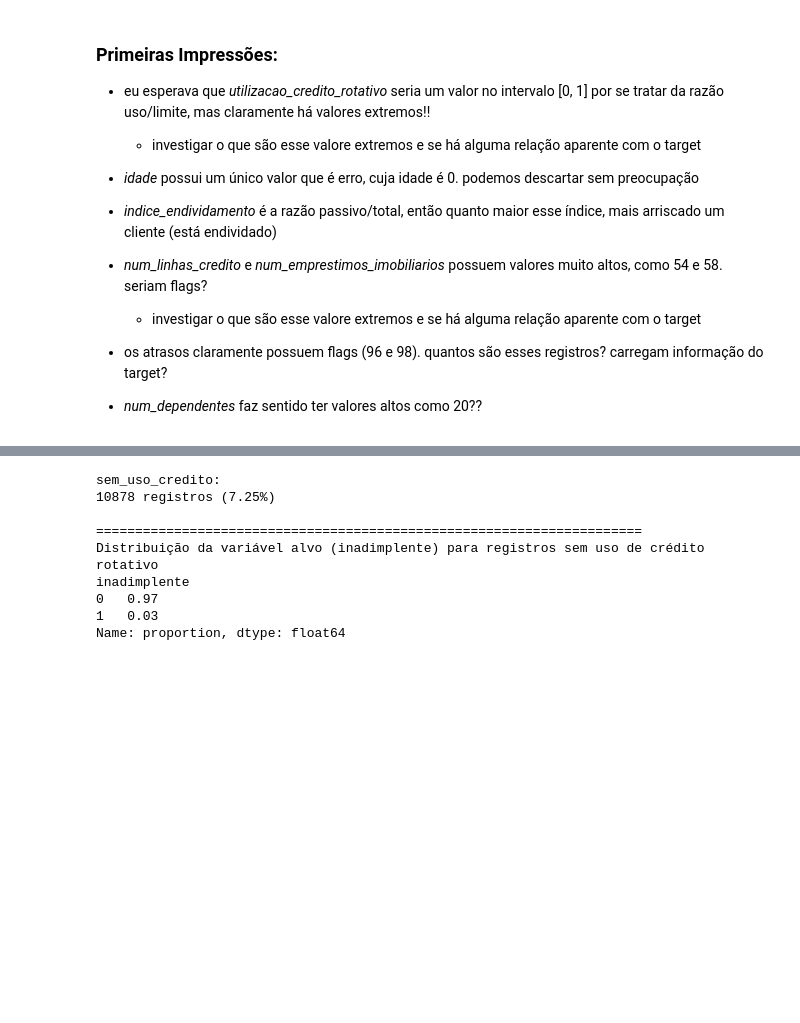
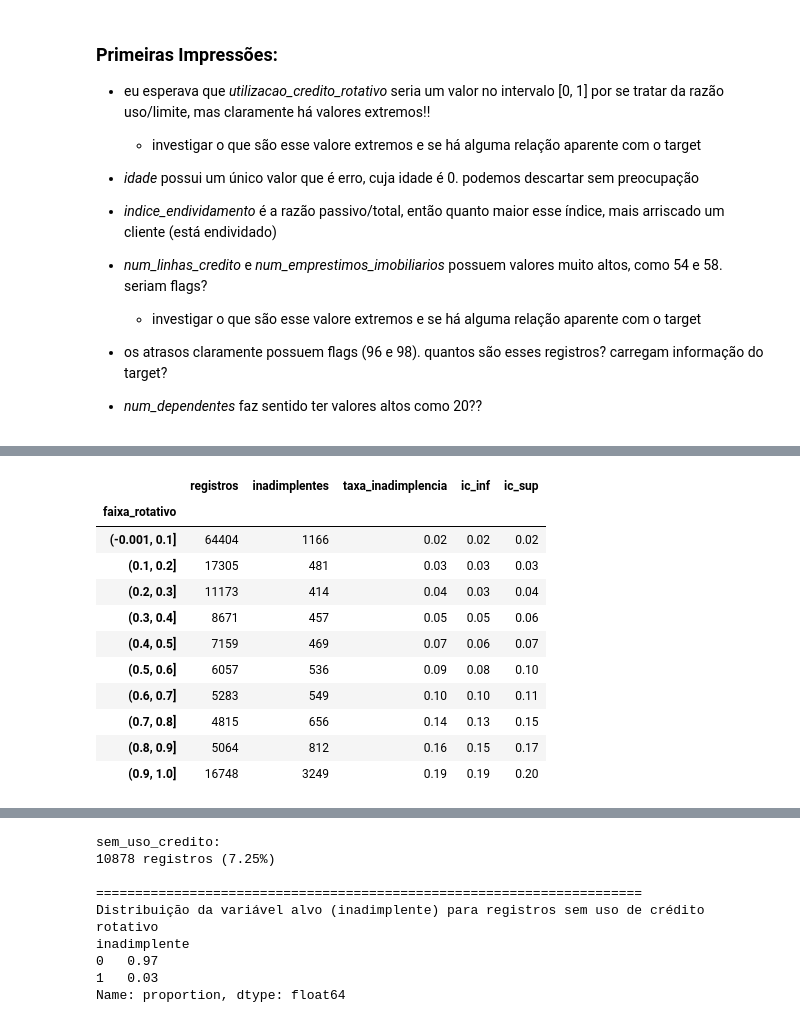
Before and after one commit to andradeyghor/credit-risk-api, a Jupyter notebook: notebooks/eda_yghor.ipynb, the cells around one changed output, grey strips where cells are left out. Saved outputs shown, nothing was run; the diff lists cells and outputs as text; code cells hidden in the pictures; blank space fills up the shorter version.

```diff
--- a/notebooks/eda_yghor.ipynb
+++ b/notebooks/eda_yghor.ipynb
@@ -97,0 +113,48 @@ num_dependentes              146076.00    0.76     1.12 0.00    0.00    0.00
+# %%
+bins = np.arange(0, 1.1, 0.1)
+
+df['faixa_rotativo'] = pd.cut(
+    df['utilizacao_credito_rotativo'],
+    bins=bins,
+    include_lowest=True
+)
+
+analise = (
+    df.groupby('faixa_rotativo', observed=True)[target]
+    .agg(
+        registros='count',
+        inadimplentes='sum'
+    )
+)
+
+analise['taxa_inadimplencia'] = (
+    analise['inadimplentes'] / analise['registros']
+)
+
+# IC 95%
+analise[['ic_inf', 'ic_sup']] = analise.apply(
+    lambda x: pd.Series(
+        proportion_confint(
+            x['inadimplentes'],
+            x['registros'],
+            alpha=0.05,
+            method='wilson'
+        )
+    ),
+    axis=1
+)
+
+analise
+# %% [output]
+|  | registros | inadimplentes | taxa_inadimplencia | ic_inf | ic_sup |
+| faixa_rotativo |  |  |  |  |  |
+| (-0.001, 0.1] | 64404 | 1166 | 0.02 | 0.02 | 0.02 |
+| (0.1, 0.2] | 17305 | 481 | 0.03 | 0.03 | 0.03 |
+| (0.2, 0.3] | 11173 | 414 | 0.04 | 0.03 | 0.04 |
+| (0.3, 0.4] | 8671 | 457 | 0.05 | 0.05 | 0.06 |
+| (0.4, 0.5] | 7159 | 469 | 0.07 | 0.06 | 0.07 |
+| (0.5, 0.6] | 6057 | 536 | 0.09 | 0.08 | 0.10 |
+| (0.6, 0.7] | 5283 | 549 | 0.10 | 0.10 | 0.11 |
+| (0.7, 0.8] | 4815 | 656 | 0.14 | 0.13 | 0.15 |
+| (0.8, 0.9] | 5064 | 812 | 0.16 | 0.15 | 0.17 |
+| (0.9, 1.0] | 16748 | 3249 | 0.19 | 0.19 | 0.20 |
```
Also changed, not shown: parts of 6 cells of this notebook, 1 other file.
